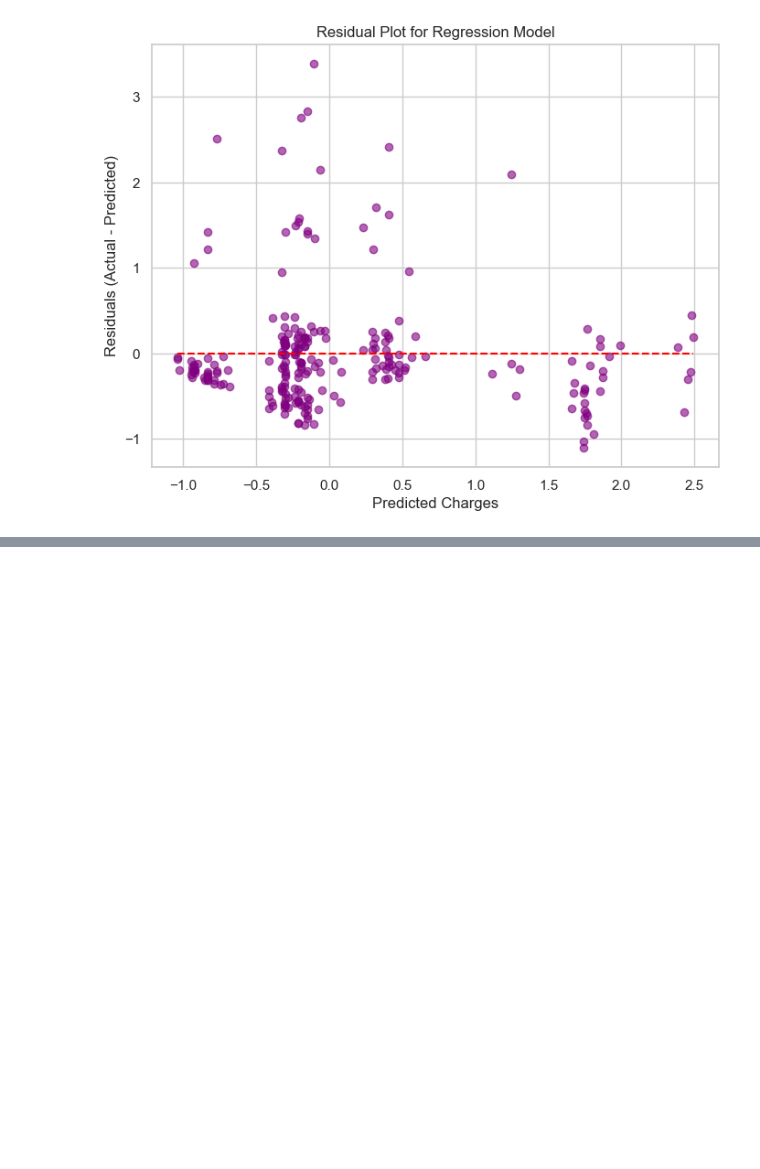
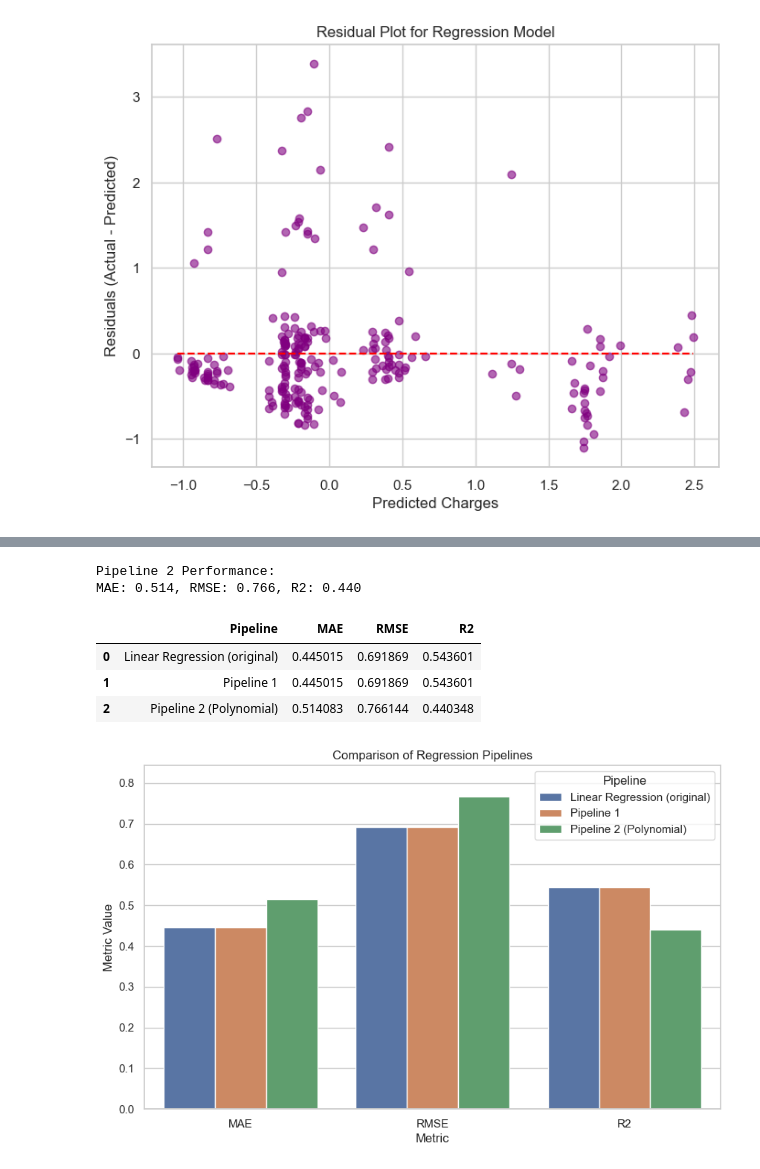
Before and after one commit to LFoster03/ml_regression_foster, a Jupyter notebook: regression_foster.ipynb, the cells around one changed output, grey strips where cells are left out. Saved outputs shown, nothing was run; the diff lists cells and outputs as text; code cells hidden in the pictures; blank space fills up the shorter version.

```diff
--- a/regression_foster.ipynb
+++ b/regression_foster.ipynb
@@ -516,0 +601,57 @@ plt.show()
+# %%
+# Define pipeline 2
+pipeline2 = Pipeline([
+    ('imputer', SimpleImputer(strategy='mean')),
+    ('poly', PolynomialFeatures(degree=3, include_bias=False)),  # add polynomial features
+    ('scaler', StandardScaler()),
+    ('lr', LinearRegression())
+])
+
+# Fit pipeline
+pipeline2.fit(X_train, y_train)
+
+# Predict
+y_pred2 = pipeline2.predict(X_test)
+
+# Evaluate
+mse2 = mean_squared_error(y_test, y_pred2)
+rmse2 = mse2**0.5
+mae2 = mean_absolute_error(y_test, y_pred2)
+r2_2 = r2_score(y_test, y_pred2)
+
+print("Pipeline 2 Performance:")
+print(f"MAE: {mae2:.3f}, RMSE: {rmse2:.3f}, R2: {r2_2:.3f}")
+# %% [output]
+Pipeline 2 Performance:
+MAE: 0.514, RMSE: 0.766, R2: 0.440
+# %%
+# Compare Models
+
+performance = pd.DataFrame({
+    'Pipeline': ['Linear Regression (original)', 'Pipeline 1', 'Pipeline 2 (Polynomial)'],
+    'MAE': [mae, mae1, mae2],
+    'RMSE': [rmse, rmse1, rmse2],
+    'R2': [r2, r2_1, r2_2]
+})
+
+performance
+# %% [output]
+|  | Pipeline | MAE | RMSE | R2 |
+| 0 | Linear Regression (original) | 0.445015 | 0.691869 | 0.543601 |
+| 1 | Pipeline 1 | 0.445015 | 0.691869 | 0.543601 |
+| 2 | Pipeline 2 (Polynomial) | 0.514083 | 0.766144 | 0.440348 |
+# %%
+# Visualize Model Performance Comparison
+performance_melted = performance.melt(id_vars='Pipeline',
+                                      var_name='Metric',
+                                      value_name='Value')
+
+plt.figure(figsize=(10,6))
+sns.barplot(data=performance_melted, x='Metric', y='Value', hue='Pipeline')
+plt.title("Comparison of Regression Pipelines")
+plt.ylabel("Metric Value")
+plt.ylim(0, max(performance_melted['Value'])*1.1)  # add some space at top
+plt.legend(title='Pipeline')
+plt.show()
+# %% [output]
+[figure, added]
```
Also changed, not shown: parts of 12 cells of this notebook, 3 other files.
